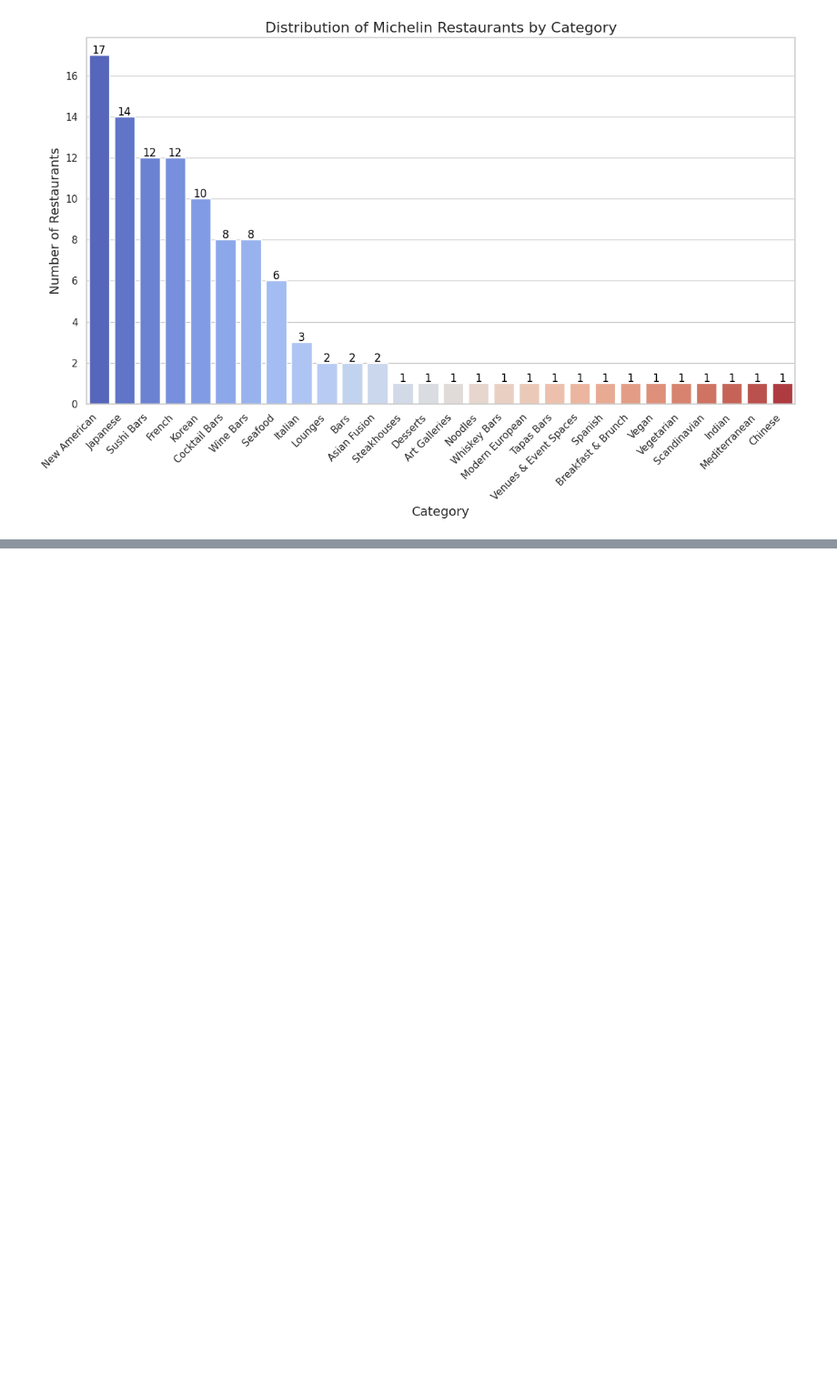
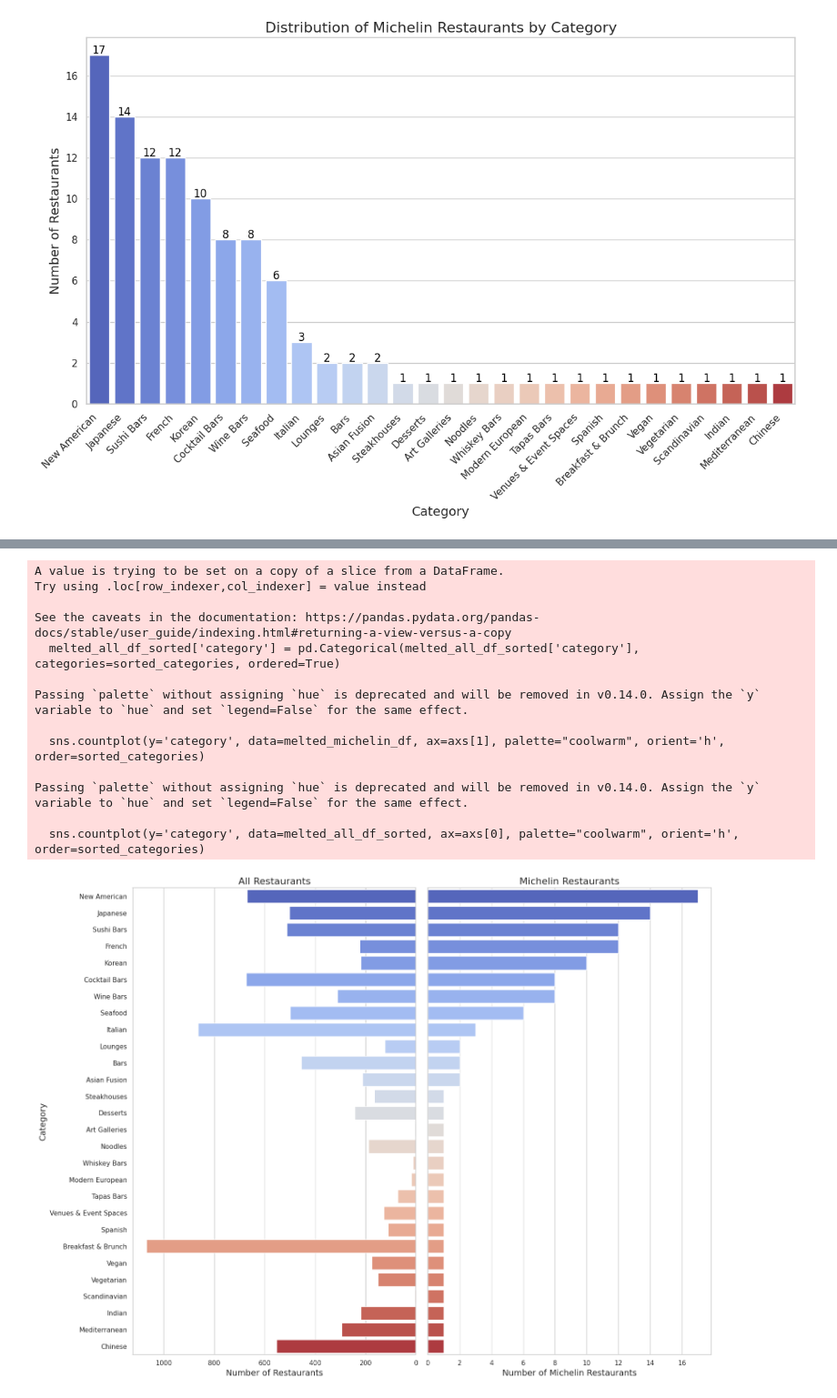
Before and after one commit to mabdullah-nyu/DSGA-1007-Project, a Jupyter notebook: eda&viz_michelinprofile.ipynb, the cells around one changed output, grey strips where cells are left out. Shown at 91% size. Saved outputs shown, nothing was run; the diff lists cells and outputs as text; code cells hidden in the pictures; blank space fills up the shorter version.

```diff
--- a/eda&viz_michelinprofile.ipynb
+++ b/eda&viz_michelinprofile.ipynb
@@ -303,0 +327,44 @@ plt.show()
+# %%
+melted_all_df = df_final.melt(id_vars=["id", "name"], value_vars=["category_0", "category_1", "category_2", "category_3"], var_name="category_type", value_name="category").dropna()
+melted_michelin_df = michelin_df.melt(id_vars=["id", "name"], value_vars=["category_0", "category_1", "category_2", "category_3"], var_name="category_type", value_name="category").dropna()
+
+category_counts_michelin = melted_michelin_df['category'].value_counts()
+sorted_categories = category_counts_michelin.index.tolist()
+
+# Limiting the scope of the all restaurants plot to the same categories and order
+melted_all_df_sorted = melted_all_df[melted_all_df['category'].isin(sorted_categories)]
+melted_all_df_sorted['category'] = pd.Categorical(melted_all_df_sorted['category'], categories=sorted_categories, ordered=True)
+
+# Preparing the figure layout
+fig, axs = plt.subplots(1, 2, figsize=(16, 12), sharey=True, gridspec_kw={'width_ratios': [1, 1]})
+
+# Plot for Michelin restaurants
+sns.countplot(y='category', data=melted_michelin_df, ax=axs[1], palette="coolwarm", orient='h', order=sorted_categories)
+axs[1].set_title('Michelin Restaurants', fontsize=16)
+axs[0].set_ylabel('Category', fontsize=14)
+axs[1].set_xlabel('Number of Michelin Restaurants', fontsize=14)
+
+# Plot for all restaurants
+sns.countplot(y='category', data=melted_all_df_sorted, ax=axs[0], palette="coolwarm", orient='h', order=sorted_categories)
+axs[0].set_title('All Restaurants', fontsize=16)
+axs[0].set_xlabel('Number of Restaurants', fontsize=14)
+axs[0].invert_xaxis()
+axs[1].set_ylabel('')
+
+plt.tight_layout()
+plt.show()
+# %% [output]
+A value is trying to be set on a copy of a slice from a DataFrame.
+Try using .loc[row_indexer,col_indexer] = value instead
+
+See the caveats in the documentation: https://pandas.pydata.org/pandas-docs/stable/user_guide/indexing.html#returning-a-view-versus-a-copy
+  melted_all_df_sorted['category'] = pd.Categorical(melted_all_df_sorted['category'], categories=sorted_categories, ordered=True)
+
+Passing `palette` without assigning `hue` is deprecated and will be removed in v0.14.0. Assign the `y` variable to `hue` and set `legend=False` for the same effect.
+
+  sns.countplot(y='category', data=melted_michelin_df, ax=axs[1], palette="coolwarm", orient='h', order=sorted_categories)
+
+Passing `palette` without assigning `hue` is deprecated and will be removed in v0.14.0. Assign the `y` variable to `hue` and set `legend=False` for the same effect.
+
+  sns.countplot(y='category', data=melted_all_df_sorted, ax=axs[0], palette="coolwarm", orient='h', order=sorted_categories)
+[figure, added]
```
Also changed, not shown: parts of 5 cells of this notebook.
